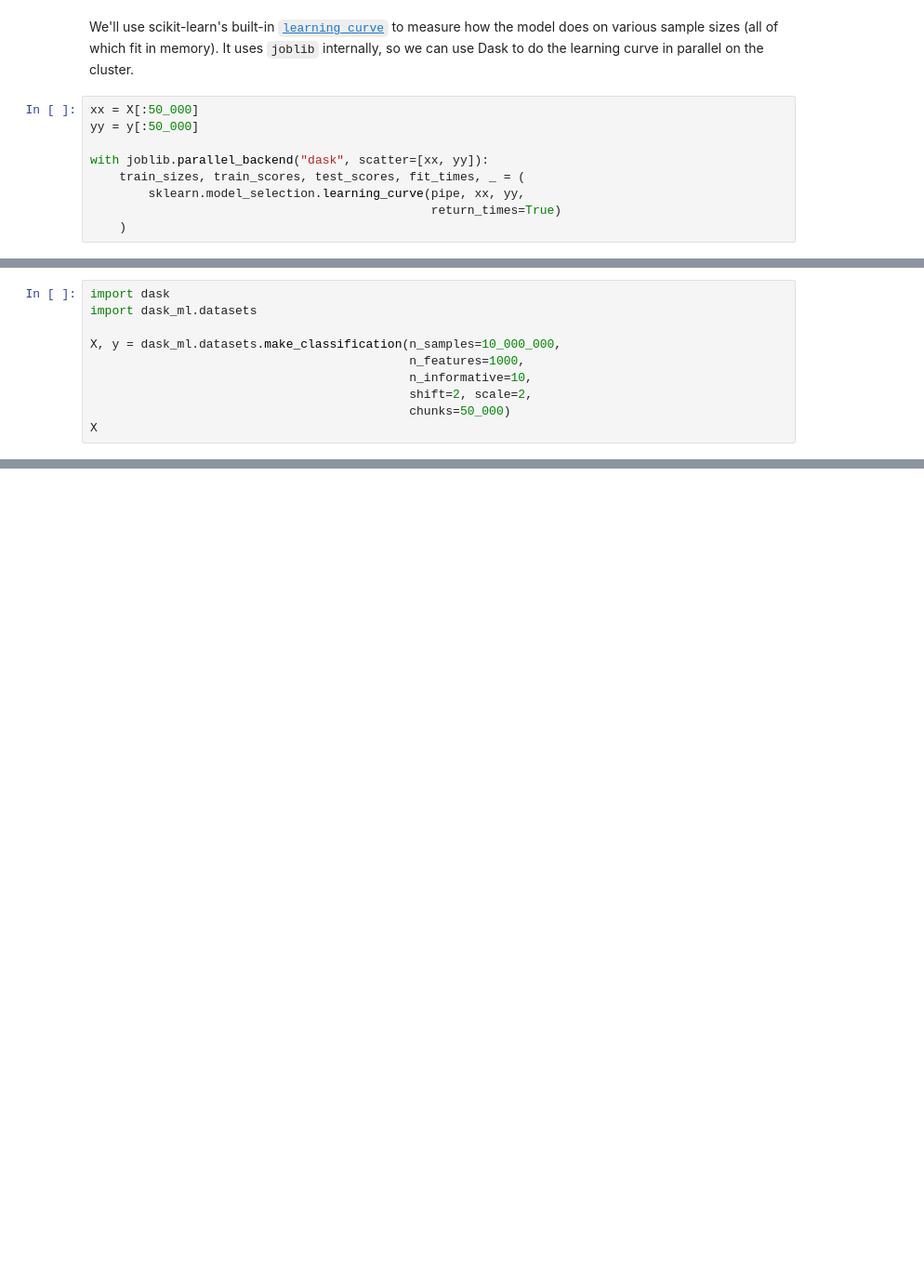
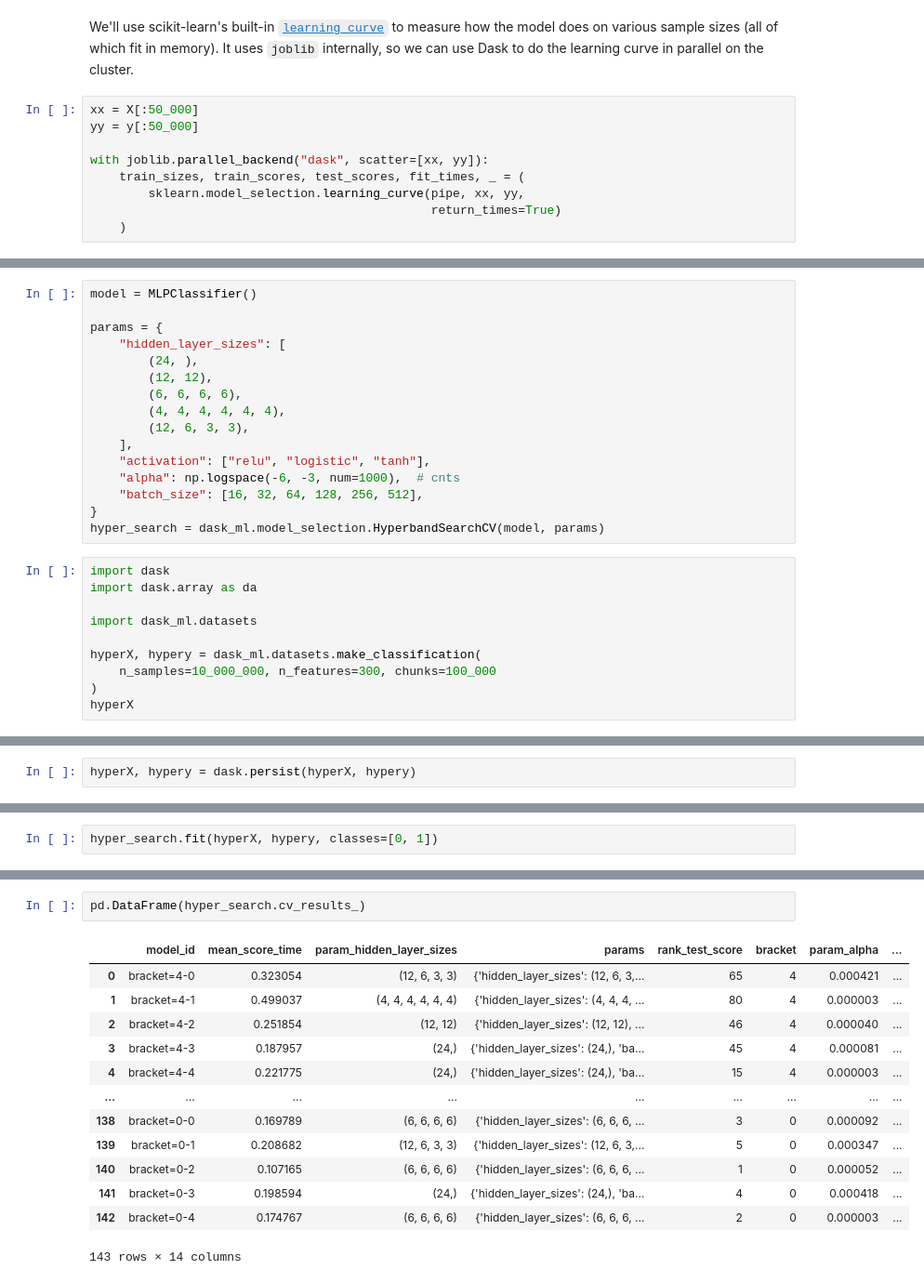
Before and after one commit to TomAugspurger/science-thursday, a Jupyter notebook: scalable-ml.ipynb, the cells around one changed output, grey strips where cells are left out. Shown: that part at 93% size. Saved outputs shown, nothing was run; the diff lists cells and outputs as text; blank space fills up the shorter version.

```diff
--- a/scalable-ml.ipynb
+++ b/scalable-ml.ipynb
@@ -311,10 +644,26 @@ Let's generate a big dataset.
+# %%
+model = MLPClassifier()
+
+params = {
+    "hidden_layer_sizes": [
+        (24, ),
+        (12, 12),
+        (6, 6, 6, 6),
+        (4, 4, 4, 4, 4, 4),
+        (12, 6, 3, 3),
+    ],
+    "activation": ["relu", "logistic", "tanh"],
+    "alpha": np.logspace(-6, -3, num=1000),  # cnts
+    "batch_size": [16, 32, 64, 128, 256, 512],
+}
+hyper_search = dask_ml.model_selection.HyperbandSearchCV(model, params)
 # %%
 import dask
+import dask.array as da
+
 import dask_ml.datasets
 
-X, y = dask_ml.datasets.make_classification(n_samples=10_000_000,
-                                            n_features=1000,
-                                            n_informative=10,
-                                            shift=2, scale=2,
-                                            chunks=50_000)
-X
+hyperX, hypery = dask_ml.datasets.make_classification(
+    n_samples=10_000_000, n_features=300, chunks=100_000
+)
+hyperX
@@ -354,0 +672,2 @@ yhat[::100].compute()
+# %%
+hyperX, hypery = dask.persist(hyperX, hypery)
@@ -354,0 +692,2 @@ yhat[::100].compute()
+# %%
+hyper_search.fit(hyperX, hypery, classes=[0, 1])
@@ -354,0 +710,16 @@ yhat[::100].compute()
+# %%
+pd.DataFrame(hyper_search.cv_results_)
+# %% [output]
+|  | model_id | mean_score_time | param_hidden_layer_sizes | params | rank_test_score | bracket | param_alpha | ... |
+| 0 | bracket=4-0 | 0.323054 | (12, 6, 3, 3) | {'hidden_layer_sizes': (12, 6, 3,... | 65 | 4 | 0.000421 | ... |
+| 1 | bracket=4-1 | 0.499037 | (4, 4, 4, 4, 4, 4) | {'hidden_layer_sizes': (4, 4, 4, ... | 80 | 4 | 0.000003 | ... |
+| 2 | bracket=4-2 | 0.251854 | (12, 12) | {'hidden_layer_sizes': (12, 12), ... | 46 | 4 | 0.000040 | ... |
+| 3 | bracket=4-3 | 0.187957 | (24,) | {'hidden_layer_sizes': (24,), 'ba... | 45 | 4 | 0.000081 | ... |
+| 4 | bracket=4-4 | 0.221775 | (24,) | {'hidden_layer_sizes': (24,), 'ba... | 15 | 4 | 0.000003 | ... |
+| ... | ... | ... | ... | ... | ... | ... | ... | ... |
+| 138 | bracket=0-0 | 0.169789 | (6, 6, 6, 6) | {'hidden_layer_sizes': (6, 6, 6, ... | 3 | 0 | 0.000092 | ... |
+| 139 | bracket=0-1 | 0.208682 | (12, 6, 3, 3) | {'hidden_layer_sizes': (12, 6, 3,... | 5 | 0 | 0.000347 | ... |
+| 140 | bracket=0-2 | 0.107165 | (6, 6, 6, 6) | {'hidden_layer_sizes': (6, 6, 6, ... | 1 | 0 | 0.000052 | ... |
+| 141 | bracket=0-3 | 0.198594 | (24,) | {'hidden_layer_sizes': (24,), 'ba... | 4 | 0 | 0.000418 | ... |
+| 142 | bracket=0-4 | 0.174767 | (6, 6, 6, 6) | {'hidden_layer_sizes': (6, 6, 6, ... | 2 | 0 | 0.000003 | ... |
+143 rows × 14 columns
```
Also changed, not shown: parts of 80 cells of this notebook.
